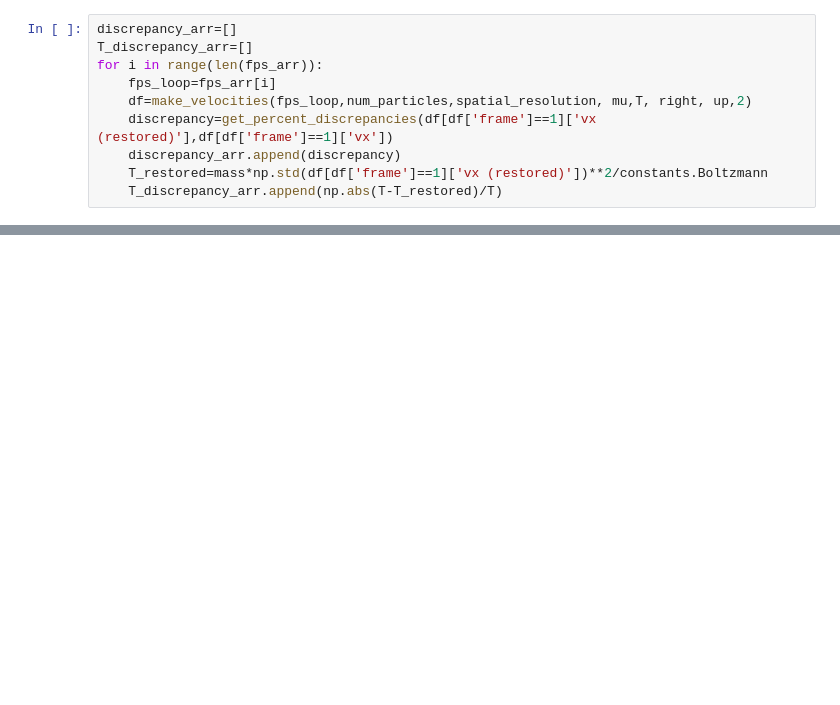
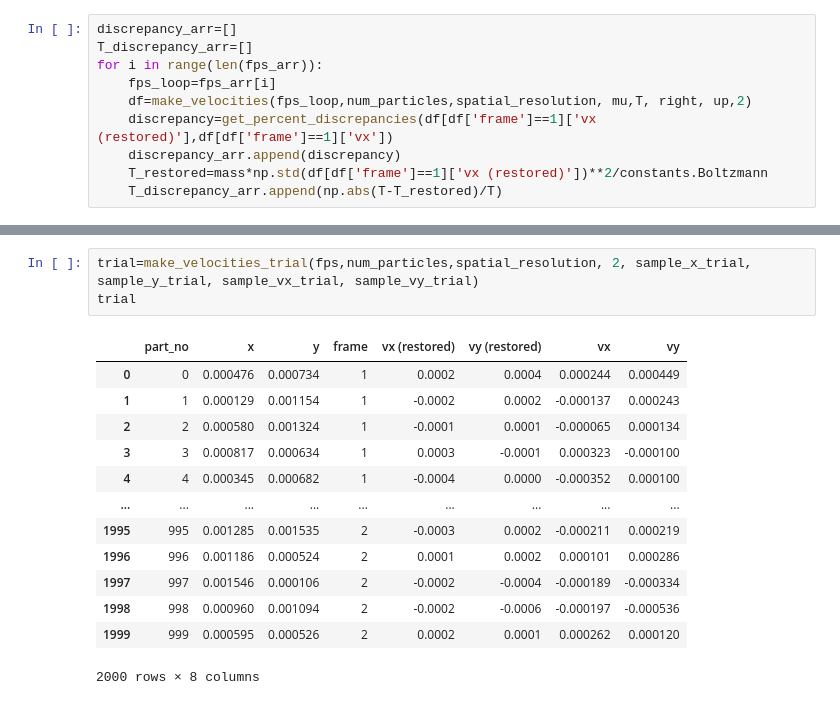
Before and after one commit to ParthM1504/Benchmarking-Dusty-Plasma-Temperature-Code, a Jupyter notebook: Benchmarking.ipynb, the cells around one changed output, grey strips where cells are left out. Cells and saved outputs as stored; diff of their text form; blank space fills up the shorter version.

```diff
--- a/Benchmarking.ipynb
+++ b/Benchmarking.ipynb
@@ -405,0 +466,17 @@ ax.set_yscale('log')
+# %%
+trial=make_velocities_trial(fps,num_particles,spatial_resolution, 2, sample_x_trial, sample_y_trial, sample_vx_trial, sample_vy_trial)
+trial
+# %% [output]
+|  | part_no | x | y | frame | vx (restored) | vy (restored) | vx | vy |
+| 0 | 0 | 0.000476 | 0.000734 | 1 | 0.0002 | 0.0004 | 0.000244 | 0.000449 |
+| 1 | 1 | 0.000129 | 0.001154 | 1 | -0.0002 | 0.0002 | -0.000137 | 0.000243 |
+| 2 | 2 | 0.000580 | 0.001324 | 1 | -0.0001 | 0.0001 | -0.000065 | 0.000134 |
+| 3 | 3 | 0.000817 | 0.000634 | 1 | 0.0003 | -0.0001 | 0.000323 | -0.000100 |
+| 4 | 4 | 0.000345 | 0.000682 | 1 | -0.0004 | 0.0000 | -0.000352 | 0.000100 |
+| ... | ... | ... | ... | ... | ... | ... | ... | ... |
+| 1995 | 995 | 0.001285 | 0.001535 | 2 | -0.0003 | 0.0002 | -0.000211 | 0.000219 |
+| 1996 | 996 | 0.001186 | 0.000524 | 2 | 0.0001 | 0.0002 | 0.000101 | 0.000286 |
+| 1997 | 997 | 0.001546 | 0.000106 | 2 | -0.0002 | -0.0004 | -0.000189 | -0.000334 |
+| 1998 | 998 | 0.000960 | 0.001094 | 2 | -0.0002 | -0.0006 | -0.000197 | -0.000536 |
+| 1999 | 999 | 0.000595 | 0.000526 | 2 | 0.0002 | 0.0001 | 0.000262 | 0.000120 |
+2000 rows × 8 columns
```
Also changed, not shown: parts of 24 cells of this notebook.
